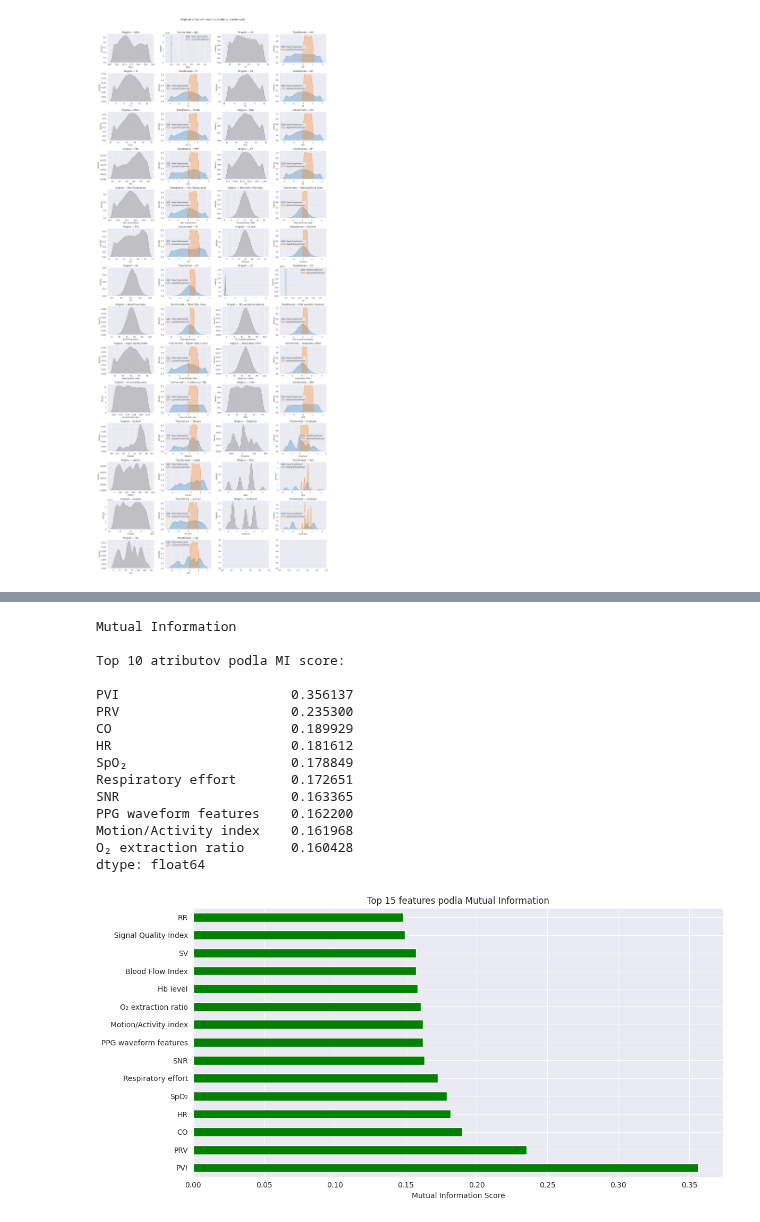
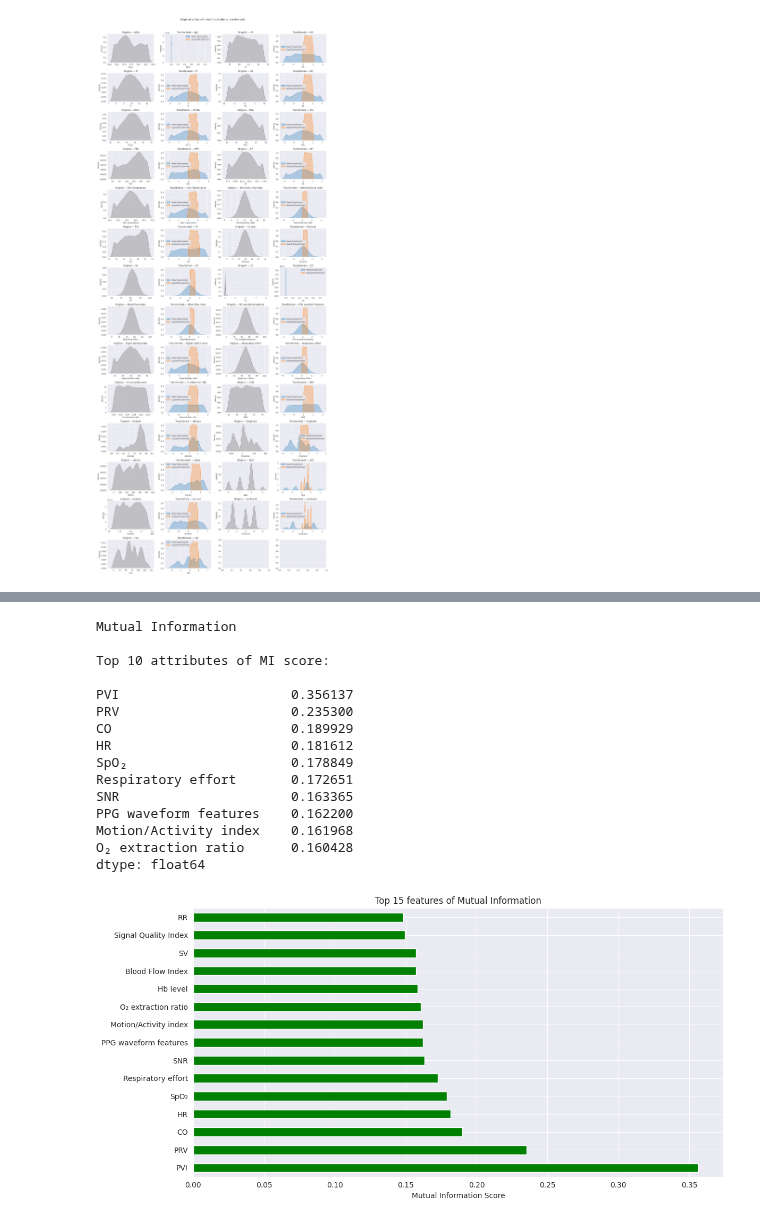
Before and after one commit to frtndmd/iau_Kosharova_Oliinyk_67, a Jupyter notebook: src/faza2_english.ipynb, the cells around one changed output, grey strips where cells are left out. Cells and saved outputs as stored; diff of their text form; code cells hidden in the pictures.

```diff
--- a/src/faza2_english.ipynb
+++ b/src/faza2_english.ipynb
@@ -271,35 +294,33 @@ dtype: float64
 # %%
-from sklearn.feature_selection import mutual_info_regression
-
 mi_scores = mutual_info_regression(X_train, y_train, random_state=42)
 mi_scores = pd.Series(mi_scores, index=X_train.columns).sort_values(ascending=False)
 
 print("Mutual Information")
-print("\nTop 10 atributov podla MI score:\n")
+print("\nTop 10 attributes of MI score:\n")
 print(mi_scores.head(10))
 
 plt.figure(figsize=(12, 6))
 mi_scores.head(15).plot(kind='barh', color='green')
 plt.xlabel('Mutual Information Score')
-plt.title('Top 15 features podla Mutual Information')
+plt.title('Top 15 features of Mutual Information')
 plt.tight_layout()
 plt.show()
 
 mi_ranking = mi_scores.to_dict()
 # %% [output]
 Mutual Information
 
-Top 10 atributov podla MI score:
+Top 10 attributes of MI score:
 
 PVI                      0.356137
 PRV                      0.235300
 CO                       0.189929
 HR                       0.181612
 SpO₂                     0.178849
 Respiratory effort       0.172651
 SNR                      0.163365
 PPG waveform features    0.162200
 Motion/Activity index    0.161968
 O₂ extraction ratio      0.160428
 dtype: float64
-[figure, old version]
+[figure, new version]
```
Also changed, not shown: parts of 24 cells of this notebook.
